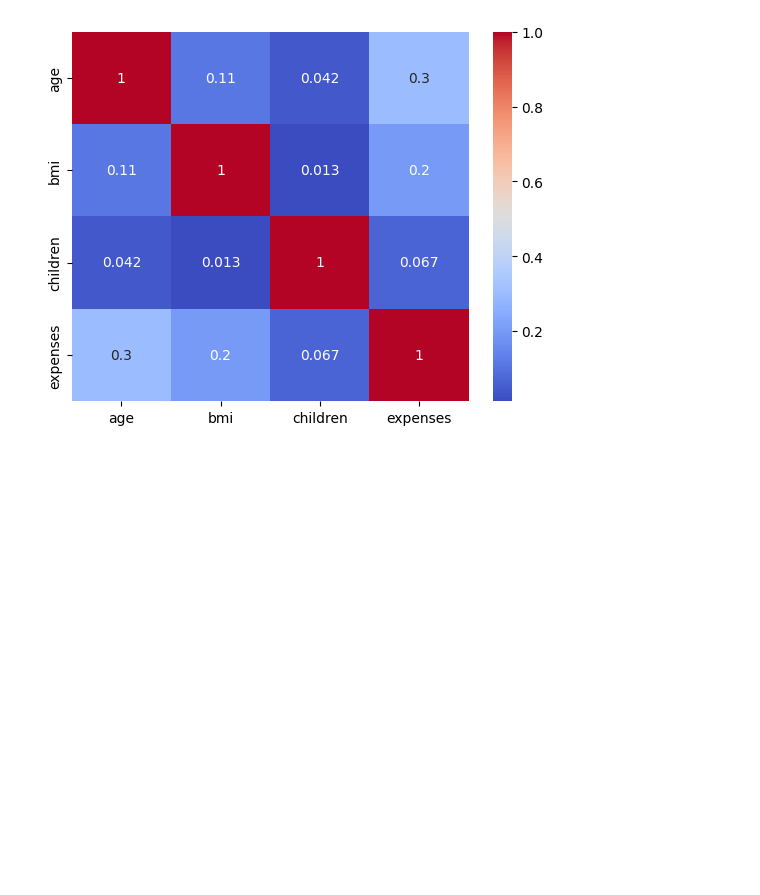
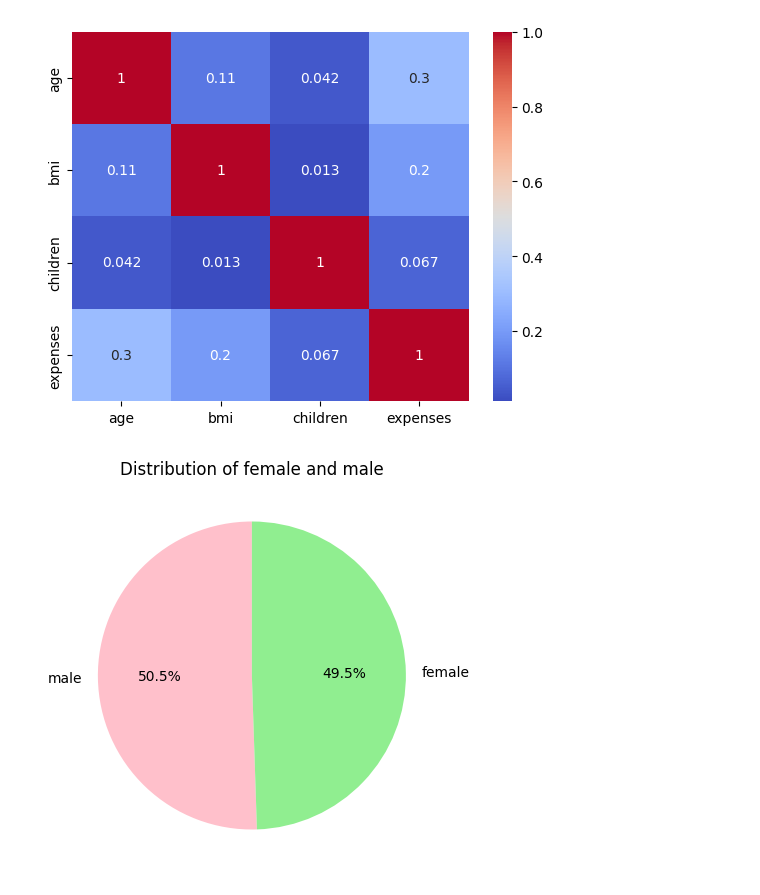
Before and after one commit to Vedika-Hore/special_assign, a Jupyter notebook: OptionalTask_1.ipynb, the cells around one changed output. Drawn from its saved outputs; the diff is of its cells as text; code cells hidden in the pictures; blank space fills up the shorter version.

```diff
--- a/OptionalTask_1.ipynb
+++ b/OptionalTask_1.ipynb
@@ -379,3 +379,18 @@ sns.heatmap(corr,annot=True,cmap="coolwarm")
 # %% [output]
 <Axes: >
 [figure]
+# %%
+counts=df["sex"].value_counts()
+plt.figure(figsize=(5,5))
+
+plt.pie(
+    counts,
+    labels=counts.index,
+    autopct="%1.1f%%",
+    colors=["pink", "lightgreen"],
+    startangle=90
+)
+plt.title("Distribution of female and male")
+plt.show()
+# %% [output]
+[figure, added]
```
Also changed, not shown: parts of 1 cell of this notebook.
